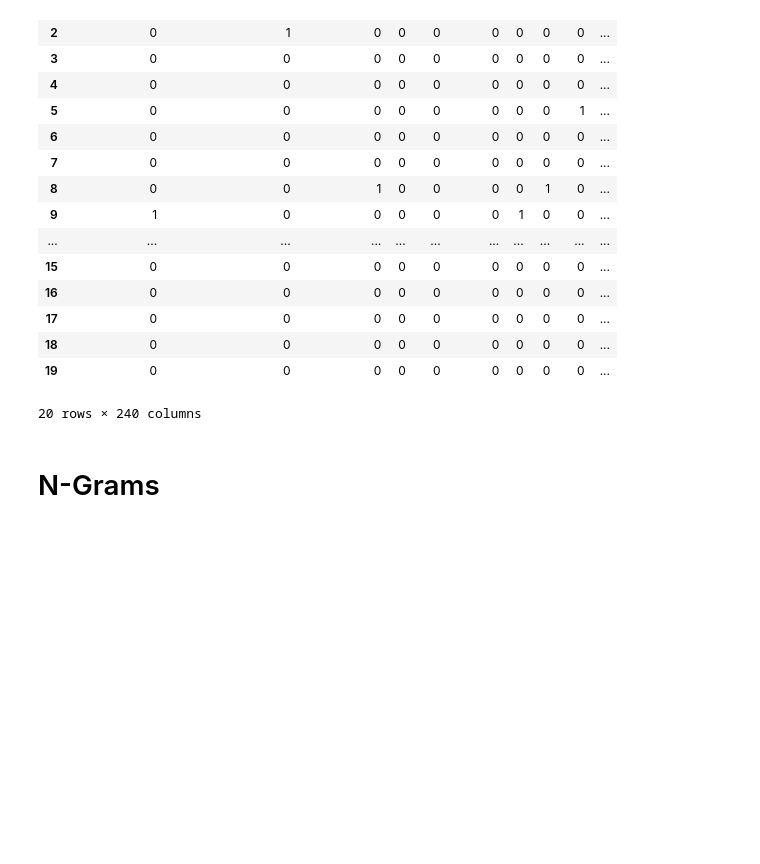
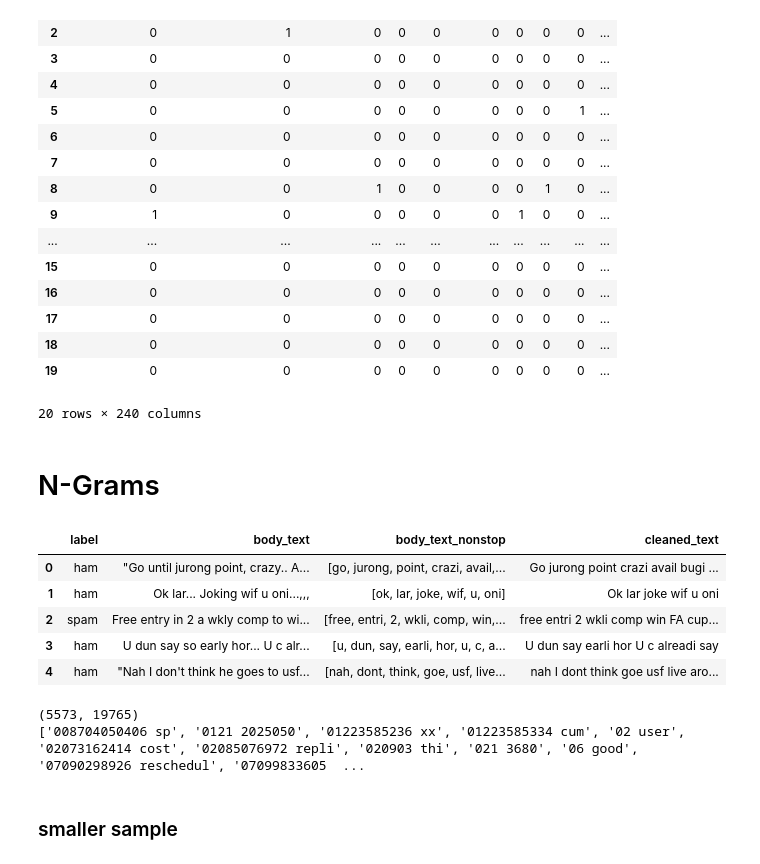
Before and after one commit to gauravnair2000/NLP-with-Python-for-Machine-Learning-Essential-Training, a Jupyter notebook: 3. Vectorizing.ipynb, the cells around one changed output. Cells and saved outputs as stored; diff of their text form; code cells hidden in the pictures; blank space fills up the shorter version.

```diff
--- a/3. Vectorizing.ipynb
+++ b/3. Vectorizing.ipynb
@@ -101,3 +95,31 @@ Xcounts_df
 20 rows × 240 columns
 # %% [markdown]
 # N-Grams
+# %%
+def clean_text(text):
+    text = "".join([word for word in text if word not in string.punctuation])
+    tokens = re.split('\W+', text)
+    text = " ".join([ps.stem(word) for word in tokens if word not in stopwords])
+    return text
+
+data['cleaned_text'] = data['body_text'].apply(lambda x: clean_text(x))
+data.head()
+# %% [output]
+|  | label | body_text | body_text_nonstop | cleaned_text |
+| 0 | ham | "Go until jurong point, crazy.. A... | [go, jurong, point, crazi, avail,... | Go jurong point crazi avail bugi ... |
+| 1 | ham | Ok lar... Joking wif u oni...,,, | [ok, lar, joke, wif, u, oni] | Ok lar joke wif u oni |
+| 2 | spam | Free entry in 2 a wkly comp to wi... | [free, entri, 2, wkli, comp, win,... | free entri 2 wkli comp win FA cup... |
+| 3 | ham | U dun say so early hor... U c alr... | [u, dun, say, earli, hor, u, c, a... | U dun say earli hor U c alreadi say |
+| 4 | ham | "Nah I don't think he goes to usf... | [nah, dont, think, goe, usf, live... | nah I dont think goe usf live aro... |
+# %%
+from sklearn.feature_extraction.text import CountVectorizer
+
+ngram_vect = CountVectorizer(ngram_range=(2,2)) # 2,2 for only bigrams, 1,2 for unigrams and bigrams
+Xcounts = ngram_vect.fit_transform(data['cleaned_text'])
+print(Xcounts.shape)
+print(ngram_vect.get_feature_names())
+# %% [output]
+(5573, 19765)
+['008704050406 sp', '0121 2025050', '01223585236 xx', '01223585334 cum', '02 user', '02073162414 cost', '02085076972 repli', '020903 thi', '021 3680', '06 good', '07090298926 reschedul', '07099833605  ...
+# %% [markdown]
+### smaller sample
```
Also changed, not shown: parts of 11 cells of this notebook.
